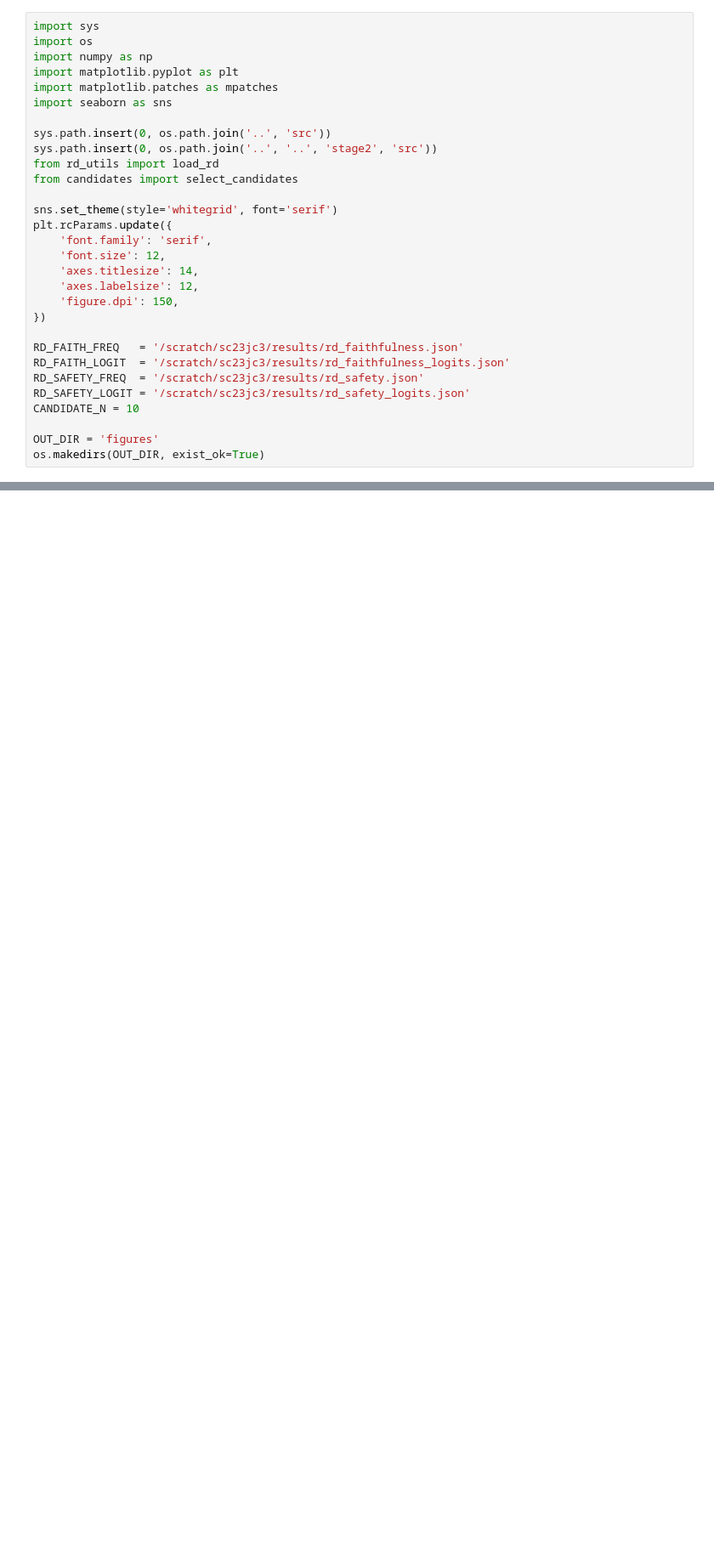
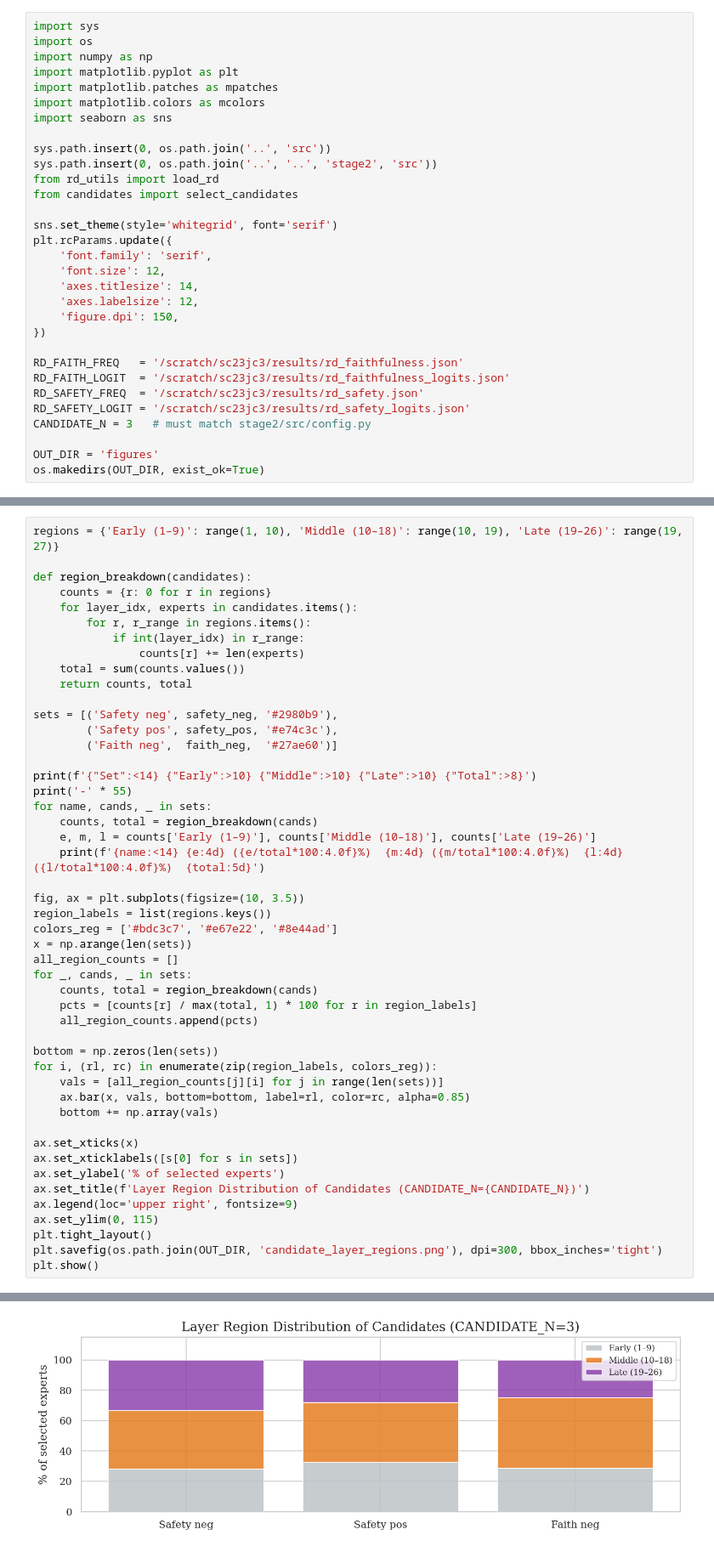
Before and after one commit to Johnwchampion/Individual-Project-25-26, a Jupyter notebook: stage1/analysis/03_candidate_selection.ipynb, the cells around one changed output, grey strips where cells are left out. Shown at 85% size. Drawn from its saved outputs; the diff is of its cells as text; blank space fills up the shorter version.

```diff
--- a/stage1/analysis/03_candidate_selection.ipynb
+++ b/stage1/analysis/03_candidate_selection.ipynb
@@ -15,6 +20,7 @@ import os
 import numpy as np
 import matplotlib.pyplot as plt
 import matplotlib.patches as mpatches
+import matplotlib.colors as mcolors
 import seaborn as sns
 
 sys.path.insert(0, os.path.join('..', 'src'))
@@ -35,7 +41,7 @@ RD_FAITH_FREQ   = '/scratch/sc23jc3/results/rd_faithfulness.json'
 RD_FAITH_LOGIT  = '/scratch/sc23jc3/results/rd_faithfulness_logits.json'
 RD_SAFETY_FREQ  = '/scratch/sc23jc3/results/rd_safety.json'
 RD_SAFETY_LOGIT = '/scratch/sc23jc3/results/rd_safety_logits.json'
-CANDIDATE_N = 10
+CANDIDATE_N = 3   # must match stage2/src/config.py
 
 OUT_DIR = 'figures'
 os.makedirs(OUT_DIR, exist_ok=True)
@@ -140,0 +217,49 @@ plot_candidate_map(
+# %%
+regions = {'Early (1–9)': range(1, 10), 'Middle (10–18)': range(10, 19), 'Late (19–26)': range(19, 27)}
+
+def region_breakdown(candidates):
+    counts = {r: 0 for r in regions}
+    for layer_idx, experts in candidates.items():
+        for r, r_range in regions.items():
+            if int(layer_idx) in r_range:
+                counts[r] += len(experts)
+    total = sum(counts.values())
+    return counts, total
+
+sets = [('Safety neg', safety_neg, '#2980b9'),
+        ('Safety pos', safety_pos, '#e74c3c'),
+        ('Faith neg',  faith_neg,  '#27ae60')]
+
+print(f'{"Set":<14} {"Early":>10} {"Middle":>10} {"Late":>10} {"Total":>8}')
+print('-' * 55)
+for name, cands, _ in sets:
+    counts, total = region_breakdown(cands)
+    e, m, l = counts['Early (1–9)'], counts['Middle (10–18)'], counts['Late (19–26)']
+    print(f'{name:<14} {e:4d} ({e/total*100:4.0f}%)  {m:4d} ({m/total*100:4.0f}%)  {l:4d} ({l/total*100:4.0f}%)  {total:5d}')
+
+fig, ax = plt.subplots(figsize=(10, 3.5))
+region_labels = list(regions.keys())
+colors_reg = ['#bdc3c7', '#e67e22', '#8e44ad']
+x = np.arange(len(sets))
+all_region_counts = []
+for _, cands, _ in sets:
+    counts, total = region_breakdown(cands)
+    pcts = [counts[r] / max(total, 1) * 100 for r in region_labels]
+    all_region_counts.append(pcts)
+
+bottom = np.zeros(len(sets))
+for i, (rl, rc) in enumerate(zip(region_labels, colors_reg)):
+    vals = [all_region_counts[j][i] for j in range(len(sets))]
+    ax.bar(x, vals, bottom=bottom, label=rl, color=rc, alpha=0.85)
+    bottom += np.array(vals)
+
+ax.set_xticks(x)
+ax.set_xticklabels([s[0] for s in sets])
+ax.set_ylabel('% of selected experts')
+ax.set_title(f'Layer Region Distribution of Candidates (CANDIDATE_N={CANDIDATE_N})')
+ax.legend(loc='upper right', fontsize=9)
+ax.set_ylim(0, 115)
+plt.tight_layout()
+plt.savefig(os.path.join(OUT_DIR, 'candidate_layer_regions.png'), dpi=300, bbox_inches='tight')
+plt.show()
+# %% [output]
@@ -140,0 +271 @@ plot_candidate_map(
+[figure, added]
```
Also changed, not shown: parts of 22 cells of this notebook, 10 other files.
